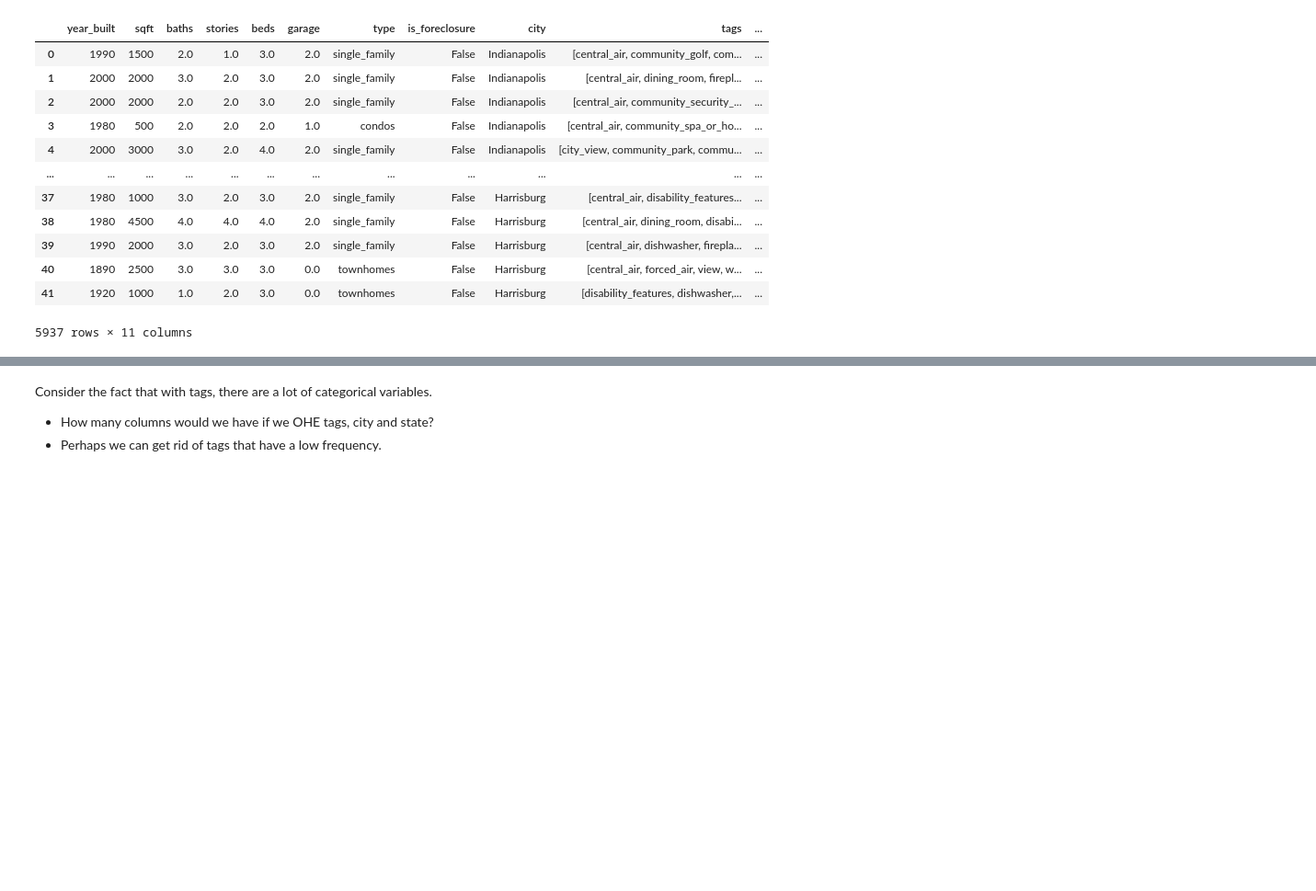
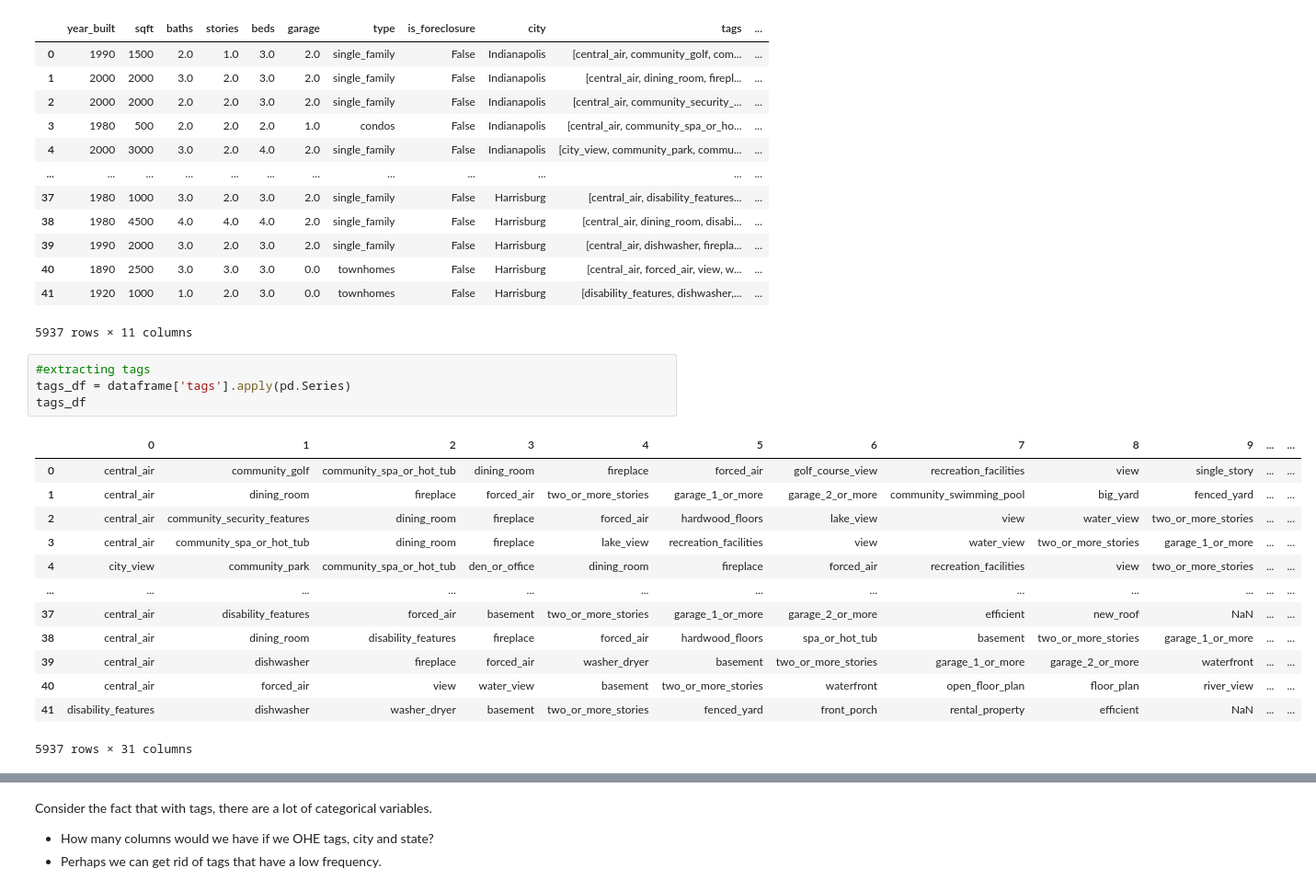
Before and after one commit to imarri01/SupervisedLearning_ML, a Jupyter notebook: notebooks/1 - EDA.ipynb, the cells around one changed output, grey strips where cells are left out. Shown at 92% size. Saved outputs shown, nothing was run; the diff lists cells and outputs as text; blank space fills up the shorter version.

```diff
--- a/notebooks/1 - EDA.ipynb
+++ b/notebooks/1 - EDA.ipynb
@@ -342,3 +340,21 @@ dataframe
 | 40 | 1890 | 2500 | 3.0 | 3.0 | 3.0 | 0.0 | townhomes | False | Harrisburg | [central_air, forced_air, view, w... | ... |
 | 41 | 1920 | 1000 | 1.0 | 2.0 | 3.0 | 0.0 | townhomes | False | Harrisburg | [disability_features, dishwasher,... | ... |
 5937 rows × 11 columns
+# %%
+#extracting tags
+tags_df = dataframe['tags'].apply(pd.Series)
+tags_df
+# %% [output]
+|  | 0 | 1 | 2 | 3 | 4 | 5 | 6 | 7 | 8 | 9 | ... | ... |
+| 0 | central_air | community_golf | community_spa_or_hot_tub | dining_room | fireplace | forced_air | golf_course_view | recreation_facilities | view | single_story | ... | ... |
+| 1 | central_air | dining_room | fireplace | forced_air | two_or_more_stories | garage_1_or_more | garage_2_or_more | community_swimming_pool | big_yard | fenced_yard | ... | ... |
+| 2 | central_air | community_security_features | dining_room | fireplace | forced_air | hardwood_floors | lake_view | view | water_view | two_or_more_stories | ... | ... |
+| 3 | central_air | community_spa_or_hot_tub | dining_room | fireplace | lake_view | recreation_facilities | view | water_view | two_or_more_stories | garage_1_or_more | ... | ... |
+| 4 | city_view | community_park | community_spa_or_hot_tub | den_or_office | dining_room | fireplace | forced_air | recreation_facilities | view | two_or_more_stories | ... | ... |
+| ... | ... | ... | ... | ... | ... | ... | ... | ... | ... | ... | ... | ... |
+| 37 | central_air | disability_features | forced_air | basement | two_or_more_stories | garage_1_or_more | garage_2_or_more | efficient | new_roof | NaN | ... | ... |
+| 38 | central_air | dining_room | disability_features | fireplace | forced_air | hardwood_floors | spa_or_hot_tub | basement | two_or_more_stories | garage_1_or_more | ... | ... |
+| 39 | central_air | dishwasher | fireplace | forced_air | washer_dryer | basement | two_or_more_stories | garage_1_or_more | garage_2_or_more | waterfront | ... | ... |
+| 40 | central_air | forced_air | view | water_view | basement | two_or_more_stories | waterfront | open_floor_plan | floor_plan | river_view | ... | ... |
+| 41 | disability_features | dishwasher | washer_dryer | basement | two_or_more_stories | fenced_yard | front_porch | rental_property | efficient | NaN | ... | ... |
+5937 rows × 31 columns
```
Also changed, not shown: parts of 3 cells of this notebook, 3 other files.
